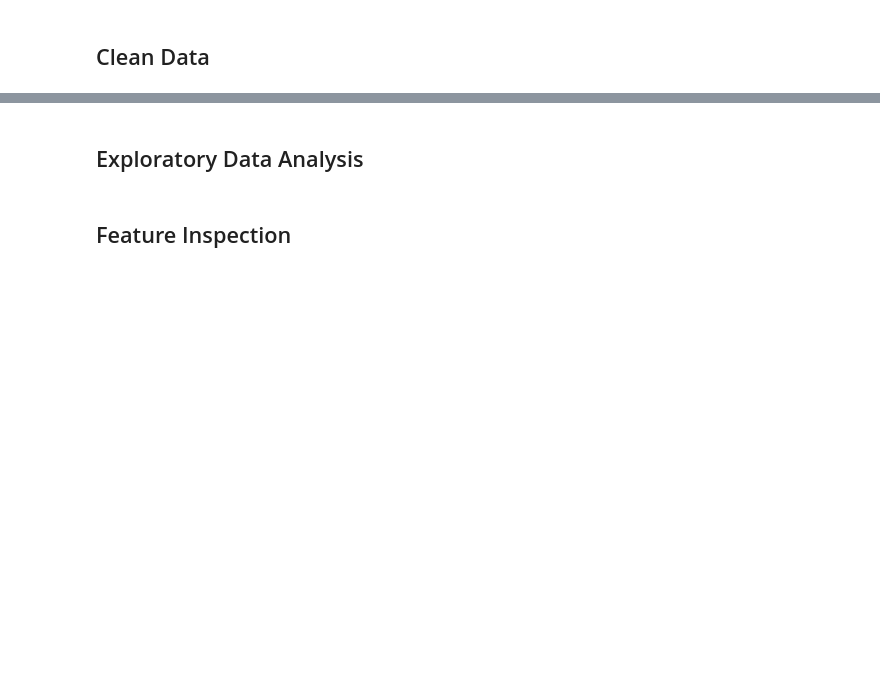
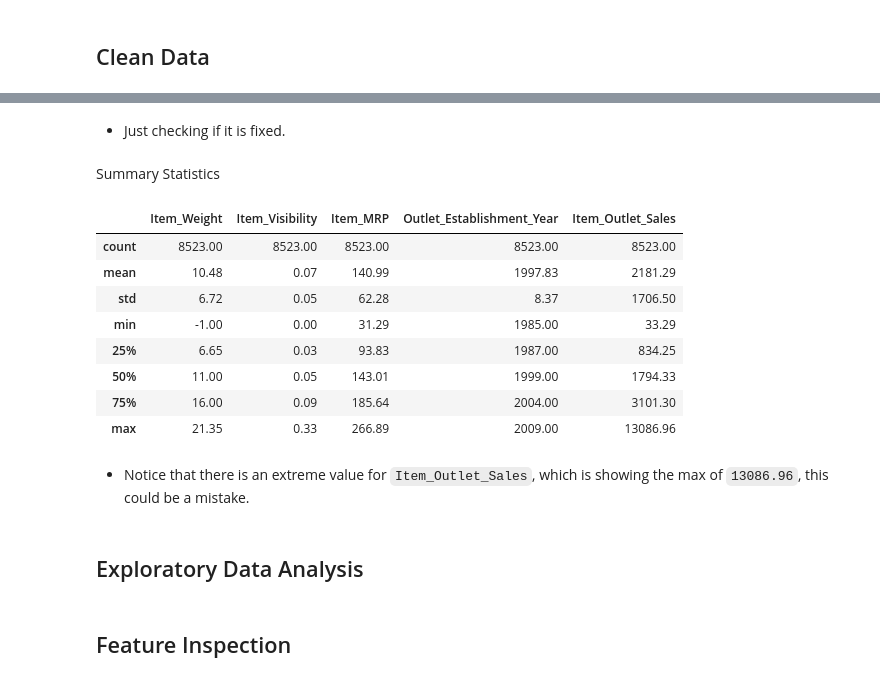
Before and after one commit to ali94an/Prediction-of-Product-Sales, a Jupyter notebook: Prediction_of_Product_Sales.ipynb, the cells around one changed output, grey strips where cells are left out. Drawn from its saved outputs; the diff is of its cells as text; code cells hidden in the pictures; blank space fills up the shorter version.

```diff
--- a/Prediction_of_Product_Sales.ipynb
+++ b/Prediction_of_Product_Sales.ipynb
@@ -10,0 +13,3 @@
+# %%
+url = "https://docs.google.com/spreadsheets/d/e/2PACX-1vSLlanQeBoDAdYP7sLzmidTFSPO7gB7_i_D5mgyzm1brB5T9y8J0NdRnPSKtHcNh6FN6WfnqTbVSiaa/pub?gid=661392125&single=true&output=csv"
+df = pd.read_csv(url)
@@ -12,0 +124,5 @@
+# %%
+# Numeric Variable
+df['Item_Weight'] = df['Item_Weight'].fillna(-1)
+# Object Variable
+df['Outlet_Size'] = df['Outlet_Size'].fillna("MISSING")
@@ -12,0 +206,2 @@
+# %%
+df['Item_Fat_Content'] = df['Item_Fat_Content'].replace({"LF":"Low Fat","low fat":"Low Fat","reg":"Regular"})
@@ -13,3 +216,21 @@
+# %% [markdown]
+- Just checking if it is fixed.
+# %% [markdown]
+Summary Statistics
+# %%
+df.describe().round(2)
+# %% [output]
+|  | Item_Weight | Item_Visibility | Item_MRP | Outlet_Establishment_Year | Item_Outlet_Sales |
+| count | 8523.00 | 8523.00 | 8523.00 | 8523.00 | 8523.00 |
+| mean | 10.48 | 0.07 | 140.99 | 1997.83 | 2181.29 |
+| std | 6.72 | 0.05 | 62.28 | 8.37 | 1706.50 |
+| min | -1.00 | 0.00 | 31.29 | 1985.00 | 33.29 |
+| 25% | 6.65 | 0.03 | 93.83 | 1987.00 | 834.25 |
+| 50% | 11.00 | 0.05 | 143.01 | 1999.00 | 1794.33 |
+| 75% | 16.00 | 0.09 | 185.64 | 2004.00 | 3101.30 |
+| max | 21.35 | 0.33 | 266.89 | 2009.00 | 13086.96 |
+# %% [markdown]
+- Notice that there is an extreme value for `Item_Outlet_Sales`, which is showing the max of `13086.96`, this could be a mistake.
 # %% [markdown]
 ## Exploratory Data Analysis
 # %% [markdown]
```
Also changed, not shown: parts of 29 cells of this notebook.
